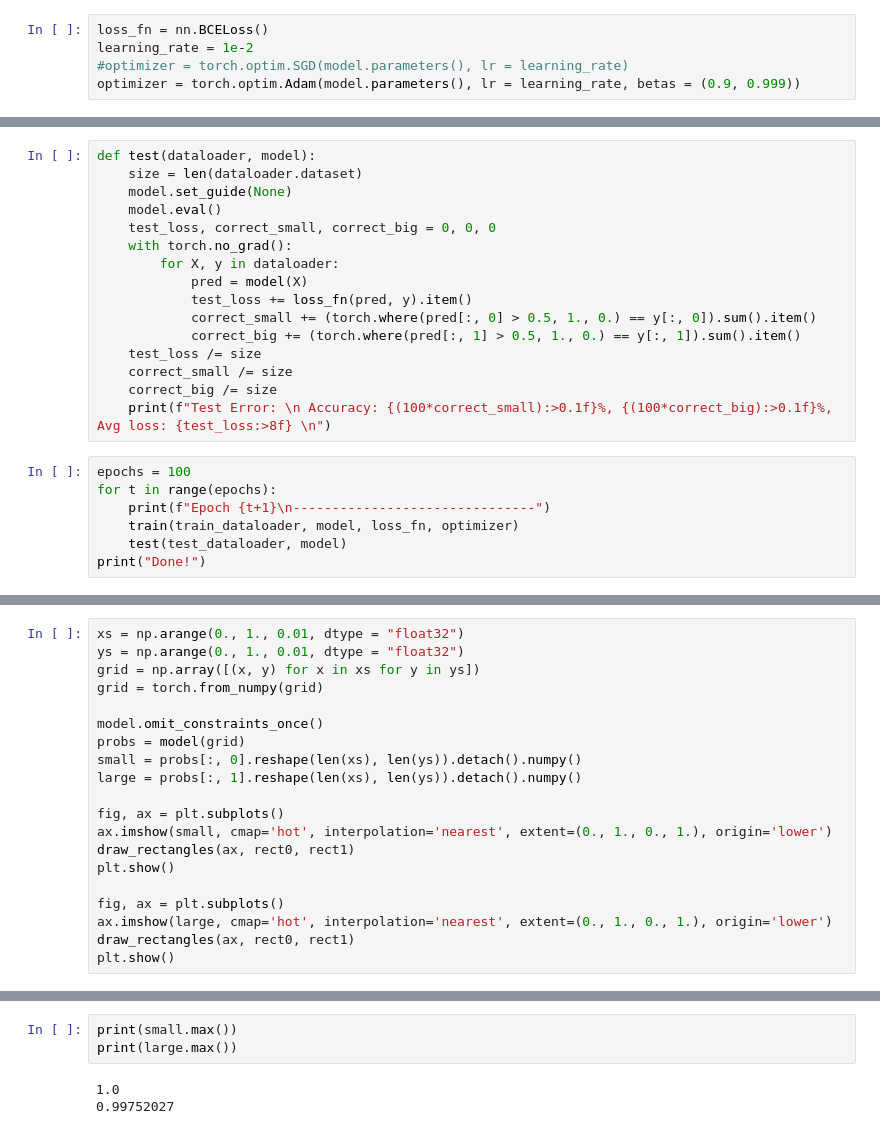
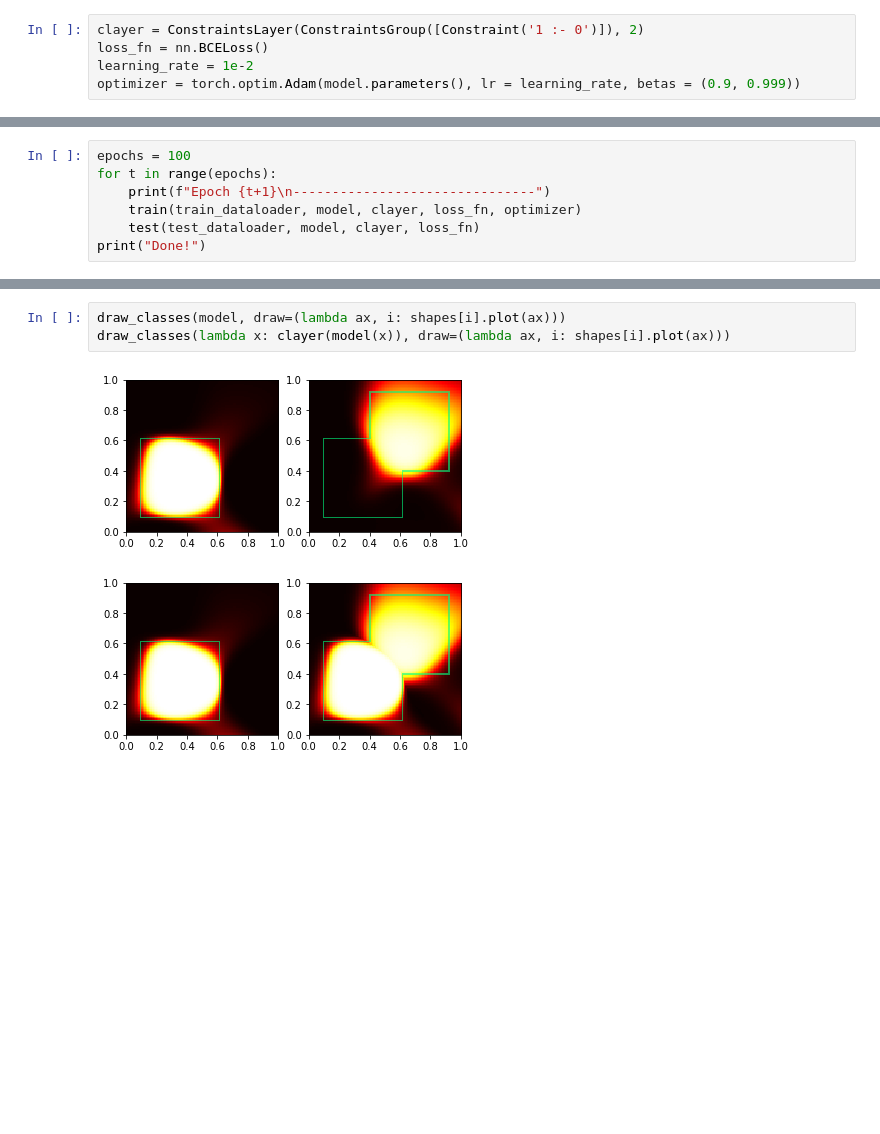
Before and after one commit to atatomir/CCN, a Jupyter notebook: Rectangles.ipynb, the cells around one changed output, grey strips where cells are left out. Saved outputs shown, nothing was run; the diff lists cells and outputs as text; blank space fills up the shorter version.

Commit message:
Shapes modularized

```diff
--- a/Rectangles.ipynb
+++ b/Rectangles.ipynb
@@ -178,5 +52,5 @@ ConstrainedNetwork(
 # %%
+clayer = ConstraintsLayer(ConstraintsGroup([Constraint('1 :- 0')]), 2)
 loss_fn = nn.BCELoss()
 learning_rate = 1e-2
-#optimizer = torch.optim.SGD(model.parameters(), lr = learning_rate)
 optimizer = torch.optim.Adam(model.parameters(), lr = learning_rate, betas = (0.9, 0.999))
@@ -202,25 +57,9 @@ def train(dataloader, model, loss_fn, optimizer):
-# %%
-def test(dataloader, model):
-    size = len(dataloader.dataset)
-    model.set_guide(None)
-    model.eval()
-    test_loss, correct_small, correct_big = 0, 0, 0
-    with torch.no_grad():
-        for X, y in dataloader:
-            pred = model(X)
-            test_loss += loss_fn(pred, y).item()
-            correct_small += (torch.where(pred[:, 0] > 0.5, 1., 0.) == y[:, 0]).sum().item()
-            correct_big += (torch.where(pred[:, 1] > 0.5, 1., 0.) == y[:, 1]).sum().item()
-    test_loss /= size
-    correct_small /= size
-    correct_big /= size
-    print(f"Test Error: \n Accuracy: {(100*correct_small):>0.1f}%, {(100*correct_big):>0.1f}%, Avg loss: {test_loss:>8f} \n")
 # %%
 epochs = 100
 for t in range(epochs):
     print(f"Epoch {t+1}\n-------------------------------")
-    train(train_dataloader, model, loss_fn, optimizer)
-    test(test_dataloader, model)
+    train(train_dataloader, model, clayer, loss_fn, optimizer)
+    test(test_dataloader, model, clayer, loss_fn)
 print("Done!")
 # %% [output]
 Epoch 1
@@ -241,22 +80,2 @@ Test Error:
 
 Done!
-# %%
-xs = np.arange(0., 1., 0.01, dtype = "float32")
-ys = np.arange(0., 1., 0.01, dtype = "float32")
-grid = np.array([(x, y) for x in xs for y in ys])
-grid = torch.from_numpy(grid)
-
-model.omit_constraints_once()
-probs = model(grid)
-small = probs[:, 0].reshape(len(xs), len(ys)).detach().numpy()
-large = probs[:, 1].reshape(len(xs), len(ys)).detach().numpy()
-
-fig, ax = plt.subplots()
-ax.imshow(small, cmap='hot', interpolation='nearest', extent=(0., 1., 0., 1.), origin='lower')
-draw_rectangles(ax, rect0, rect1)
-plt.show()
-
-fig, ax = plt.subplots()
-ax.imshow(large, cmap='hot', interpolation='nearest', extent=(0., 1., 0., 1.), origin='lower')
-draw_rectangles(ax, rect0, rect1)
-plt.show()
@@ -266,6 +82,6 @@ plt.show()
-# %%
-print(small.max())
-print(large.max())
-# %% [output]
-1.0
-0.99752027
+# %%
+draw_classes(model, draw=(lambda ax, i: shapes[i].plot(ax)))
+draw_classes(lambda x: clayer(model(x)), draw=(lambda ax, i: shapes[i].plot(ax)))
+# %% [output]
+[figure, added]
+[figure, added]
```
Also changed, not shown: parts of 13 cells of this notebook, 6 other files.
